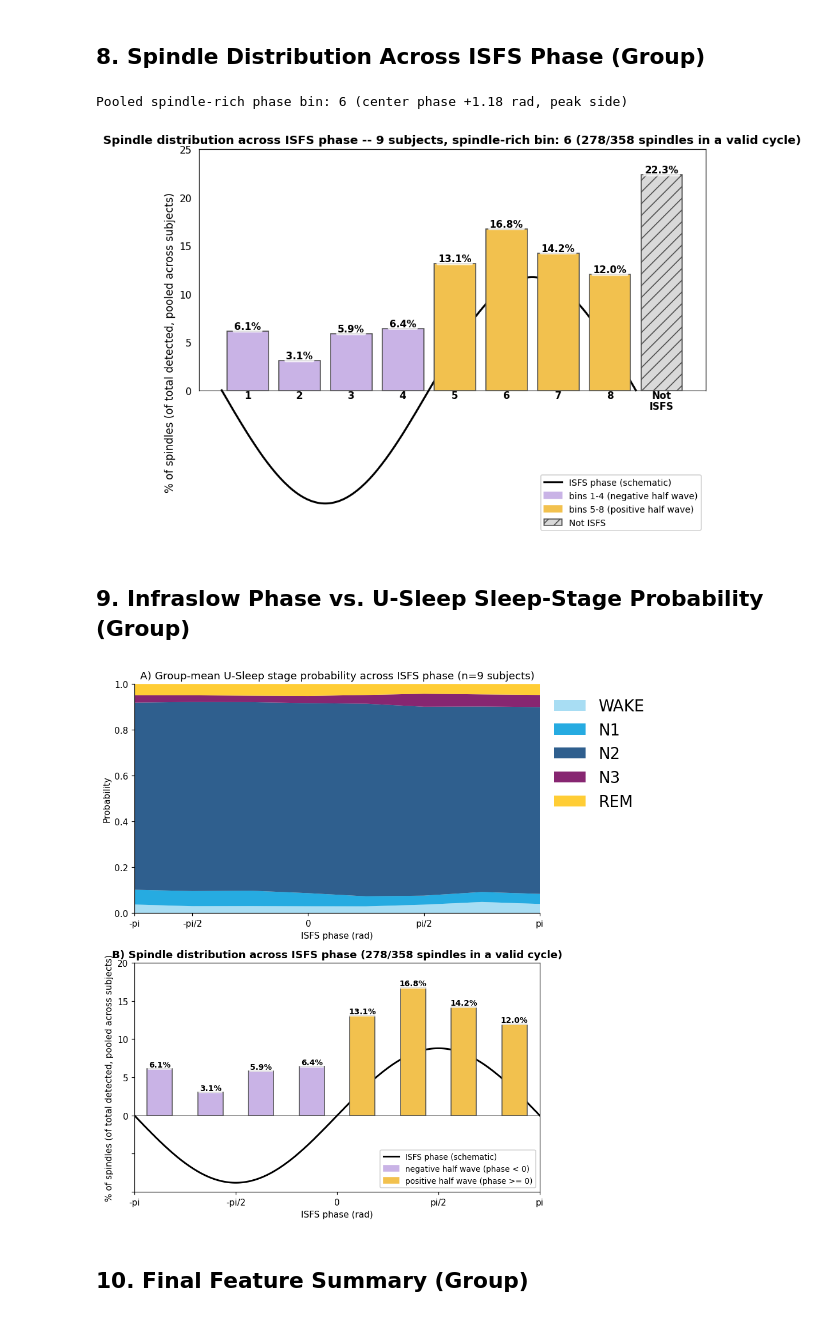
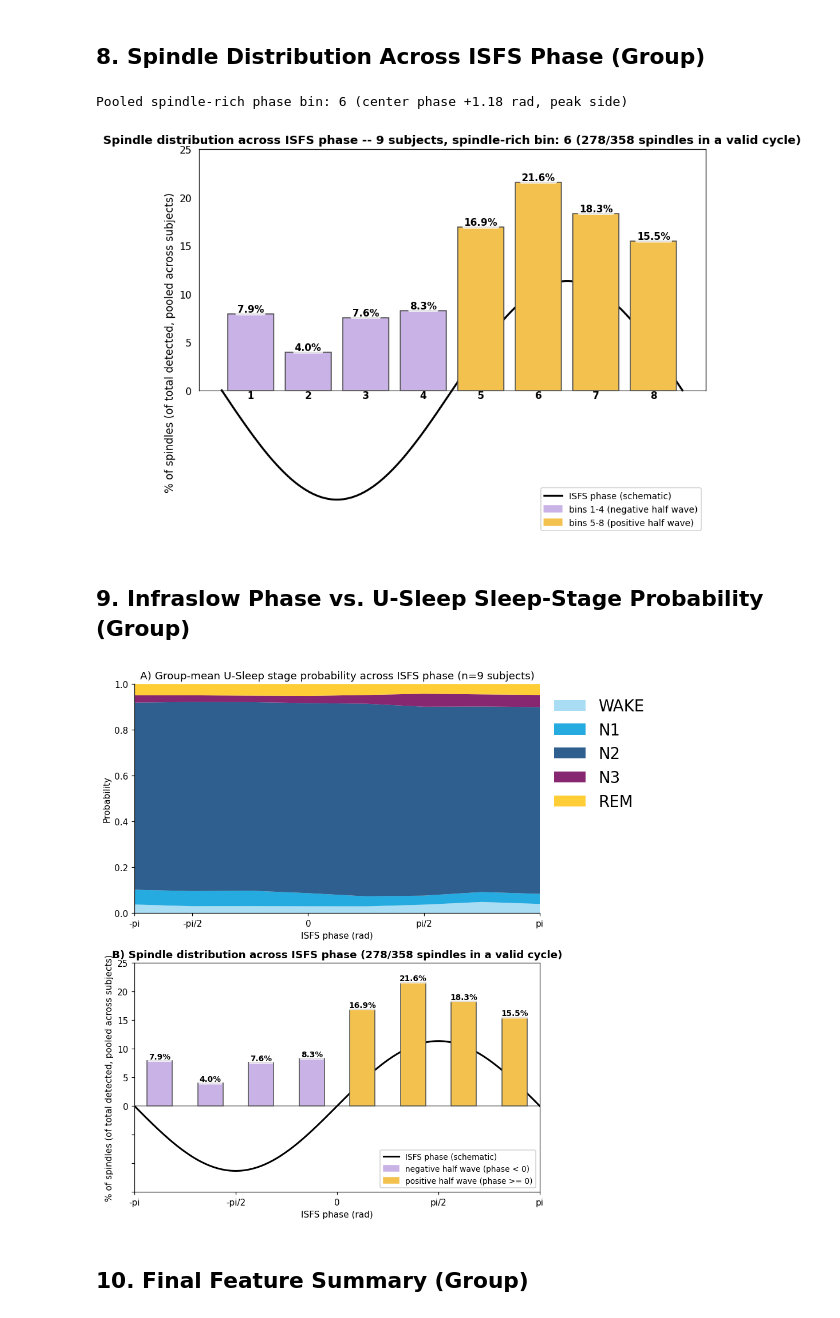
Before and after one commit to xydxdy/infraslow, a Jupyter notebook: src/ISFS_multi_subject_analysis.ipynb, the cells around one changed output. Cells and saved outputs as stored; diff of their text form; code cells hidden in the pictures.

```diff
--- a/src/ISFS_multi_subject_analysis.ipynb
+++ b/src/ISFS_multi_subject_analysis.ipynb
@@ -46,7 +46,8 @@ logging.basicConfig(
 # %%
 # --- Cohort subjects
 SUBJECT_IDS = [
-    "318517", "318562", "318619", "318658", "318661",
+    "318517", "318562",
+    "318619", "318658", "318661",
     "318667", "318668", "318679", "318709",
 ]
 
@@ -438,12 +439,7 @@ else:
         ax.text(b, pct, f"{pct:.1f}%", ha="center", va="bottom", fontsize=10,
                 fontweight="bold", bbox=label_bbox, zorder=6)
 
-    not_isfs_pct = 100.0 * (group_dist["n_total"] - group_dist["n_in_isfs"]) / group_dist["n_total"]
-    ax.bar(9, not_isfs_pct, color="0.85", edgecolor="0.3", hatch="//", zorder=2)
-    ax.text(9, not_isfs_pct, f"{not_isfs_pct:.1f}%", ha="center", va="bottom", fontsize=10,
-            fontweight="bold", bbox=label_bbox, zorder=6)
-
-    ax.set(xticks=list(bin_ids) + [9], xticklabels=[""] * (len(bin_ids) + 1))
+    ax.set(xticks=list(bin_ids), xticklabels=[""] * (len(bin_ids)))
     ax.set_ylabel("% of spindles (of total detected, pooled across subjects)", fontsize=11)
     ax.set_title(f"Spindle distribution across ISFS phase -- {len(results)} subjects, "
                  f"spindle-rich bin: {preferred_bin_group} "
@@ -457,36 +453,35 @@ else:
     x_smooth = np.linspace(0.5, N_PHASE_BINS + 0.5, 200)
     y_smooth = -amp_curve * np.sin(2 * np.pi * (x_smooth - 0.5) / N_PHASE_BINS)
     ax.plot(x_smooth, y_smooth, color="k", lw=2.0, ls="-", zorder=1, label="ISFS phase (schematic)")
     ax.axhline(0, color="0.5", lw=1.0, zorder=0)
     ax.set_ylim(min(y0, -amp_curve - 0.03 * span), max(y1, amp_curve + 0.03 * span))
 
     for b in bin_ids:
         ax.text(b, 0, str(b), ha="center", va="top", fontsize=10, fontweight="bold")
-    ax.text(9, 0, "Not\nISFS", ha="center", va="top", fontsize=10, fontweight="bold")
 
     yticks = ax.get_yticks()
     ax.set_yticks(yticks)
     ax.set_yticklabels([f"{t:g}" if t >= 0 else "" for t in yticks])
     ax.tick_params(axis="both", bottom=False, left=False)
 
     _, y1f = ax.get_ylim()
     ax.spines["bottom"].set_visible(False)
     ax.spines["left"].set_bounds(0, y1f)
     ax.spines["right"].set_bounds(0, y1f)
 
     ax.legend(handles=ax.get_legend_handles_labels()[0] + [
         Patch(color=LPURPLE, label="bins 1-4 (negative half wave)"),
         Patch(color=GOLD, label="bins 5-8 (positive half wave)"),
-        Patch(facecolor="0.85", edgecolor="0.3", hatch="//", label="Not ISFS")],
+        ],
         loc="lower right", frameon=True, framealpha=0.9, fontsize=9)
     fig.tight_layout()
 
     print(f"Pooled spindle-rich phase bin: {preferred_bin_group} "
           f"(center phase {bin_center_angle(preferred_bin_group):+.2f} rad, "
           f"{'trough side' if preferred_bin_group <= 4 else 'peak side'})")
 # %% [output]
 Pooled spindle-rich phase bin: 6 (center phase +1.18 rad, peak side)
-[figure, old version]
+[figure, new version]
 # %% [markdown]
 ## 9. Infraslow Phase vs. U-Sleep Sleep-Stage Probability (Group)
 # %%
@@ -570,7 +565,7 @@ else:
 
 fig.tight_layout()
 # %% [output]
-[figure, old version]
+[figure, new version]
 # %% [markdown]
 ## 10. Final Feature Summary (Group)
 # %%
```
Also changed, not shown: parts of 1 cell of this notebook, 4 other files.
